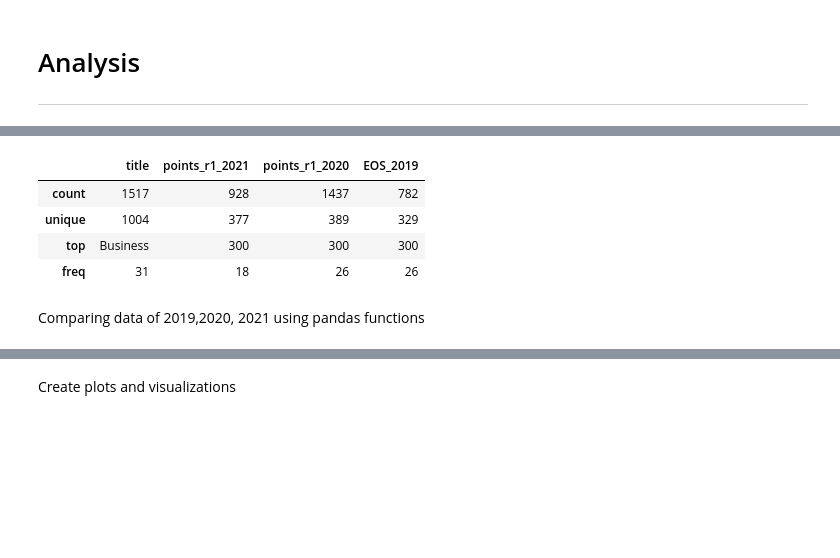
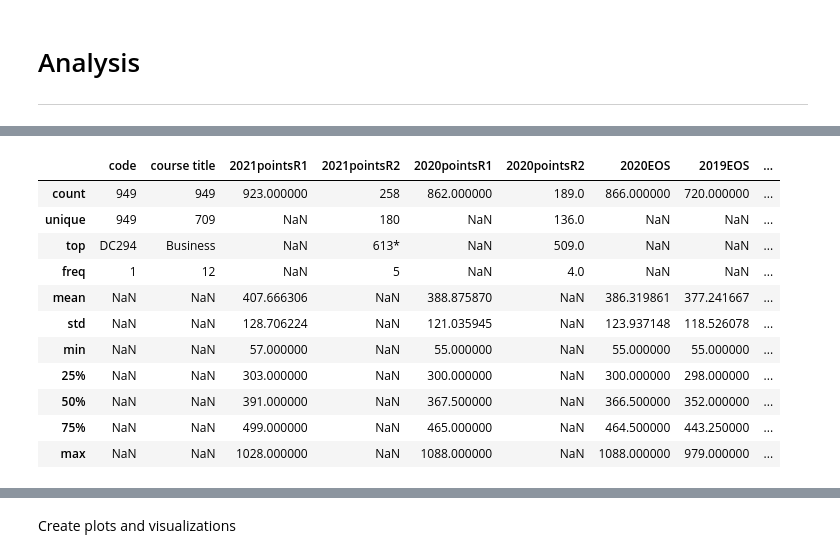
Before and after one commit to HazelIP/Fundamental_DA, a Jupyter notebook: CAO/cao.ipynb, the cells around one changed output, grey strips where cells are left out. Cells and saved outputs as stored; diff of their text form; code cells hidden in the pictures; blank space fills up the shorter version.

Commit message:
organized and merged df ready for analysis, basic analysis and plots

```diff
--- a/CAO/cao.ipynb
+++ b/CAO/cao.ipynb
@@ -627,3 +533,0 @@ courses_2120
-# %%
-courses19 = df2019[["code", "title"]]
-courses19
@@ -737,0 +534,6 @@ courses3yrs
+# %%
+# merge data of 2021 and 2020 on "code"
+courses_2yrs = pd.merge(courses21, courses20, how="left", on="code")
+#merge data of 2019 to courses_2yrs on "code"
+courses_3yrs = pd.merge(courses_2yrs, courses19, how="left", on="code")
+courses_3yrs
@@ -737,0 +554,7 @@ courses3yrs
+# %%
+# set title_x as course title
+courses_3yrs.columns=["code","course title", "2021pointsR1","2021pointsR2","2020pointsR1","2020pointsR2","2020EOS","title","2019EOS","2019Mid-point"]
+# %%
+# drop column
+courses_3yrs = courses_3yrs.drop(columns="title", axis=1)
+courses_3yrs
@@ -746,10 +588,15 @@ Describe and summary plots of 3 years of data
 # %%
-courses3yrs.describe(include="all")
+courses_3yrs.describe(include="all")
 # %% [output]
-|  | title | points_r1_2021 | points_r1_2020 | EOS_2019 |
-| count | 1517 | 928 | 1437 | 782 |
-| unique | 1004 | 377 | 389 | 329 |
-| top | Business | 300 | 300 | 300 |
-| freq | 31 | 18 | 26 | 26 |
+|  | code | course title | 2021pointsR1 | 2021pointsR2 | 2020pointsR1 | 2020pointsR2 | 2020EOS | 2019EOS | ... |
+| count | 949 | 949 | 923.000000 | 258 | 862.000000 | 189.0 | 866.000000 | 720.000000 | ... |
+| unique | 949 | 709 | NaN | 180 | NaN | 136.0 | NaN | NaN | ... |
+| top | DC294 | Business | NaN | 613* | NaN | 509.0 | NaN | NaN | ... |
+| freq | 1 | 12 | NaN | 5 | NaN | 4.0 | NaN | NaN | ... |
+| mean | NaN | NaN | 407.666306 | NaN | 388.875870 | NaN | 386.319861 | 377.241667 | ... |
+| std | NaN | NaN | 128.706224 | NaN | 121.035945 | NaN | 123.937148 | 118.526078 | ... |
+| min | NaN | NaN | 57.000000 | NaN | 55.000000 | NaN | 55.000000 | 55.000000 | ... |
+| 25% | NaN | NaN | 303.000000 | NaN | 300.000000 | NaN | 300.000000 | 298.000000 | ... |
+| 50% | NaN | NaN | 391.000000 | NaN | 367.500000 | NaN | 366.500000 | 352.000000 | ... |
+| 75% | NaN | NaN | 499.000000 | NaN | 465.000000 | NaN | 464.500000 | 443.250000 | ... |
+| max | NaN | NaN | 1028.000000 | NaN | 1088.000000 | NaN | 1088.000000 | 979.000000 | ... |
-# %% [markdown]
-Comparing data of 2019,2020, 2021 using pandas functions
```
Also changed, not shown: parts of 64 cells of this notebook, 57 other files.
